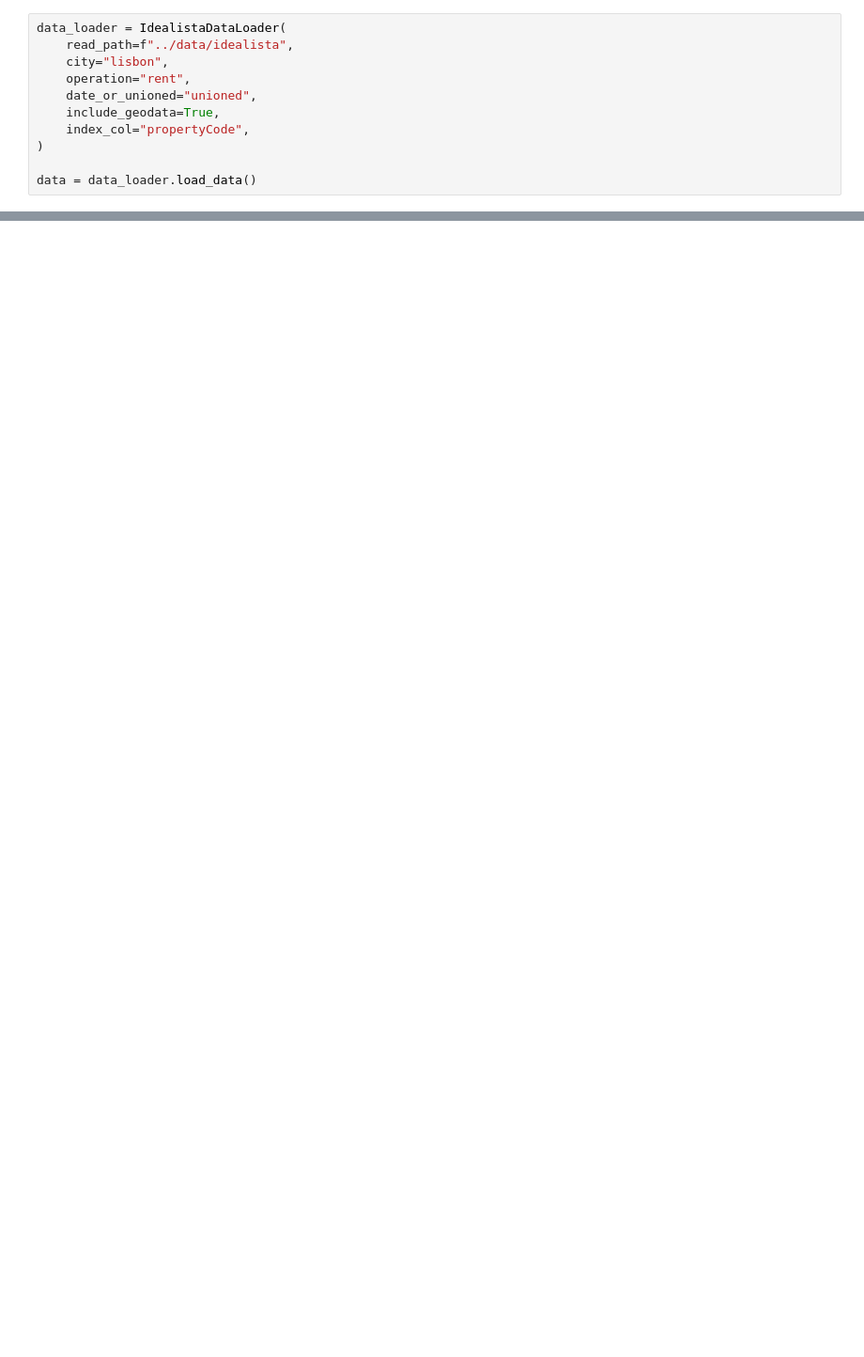
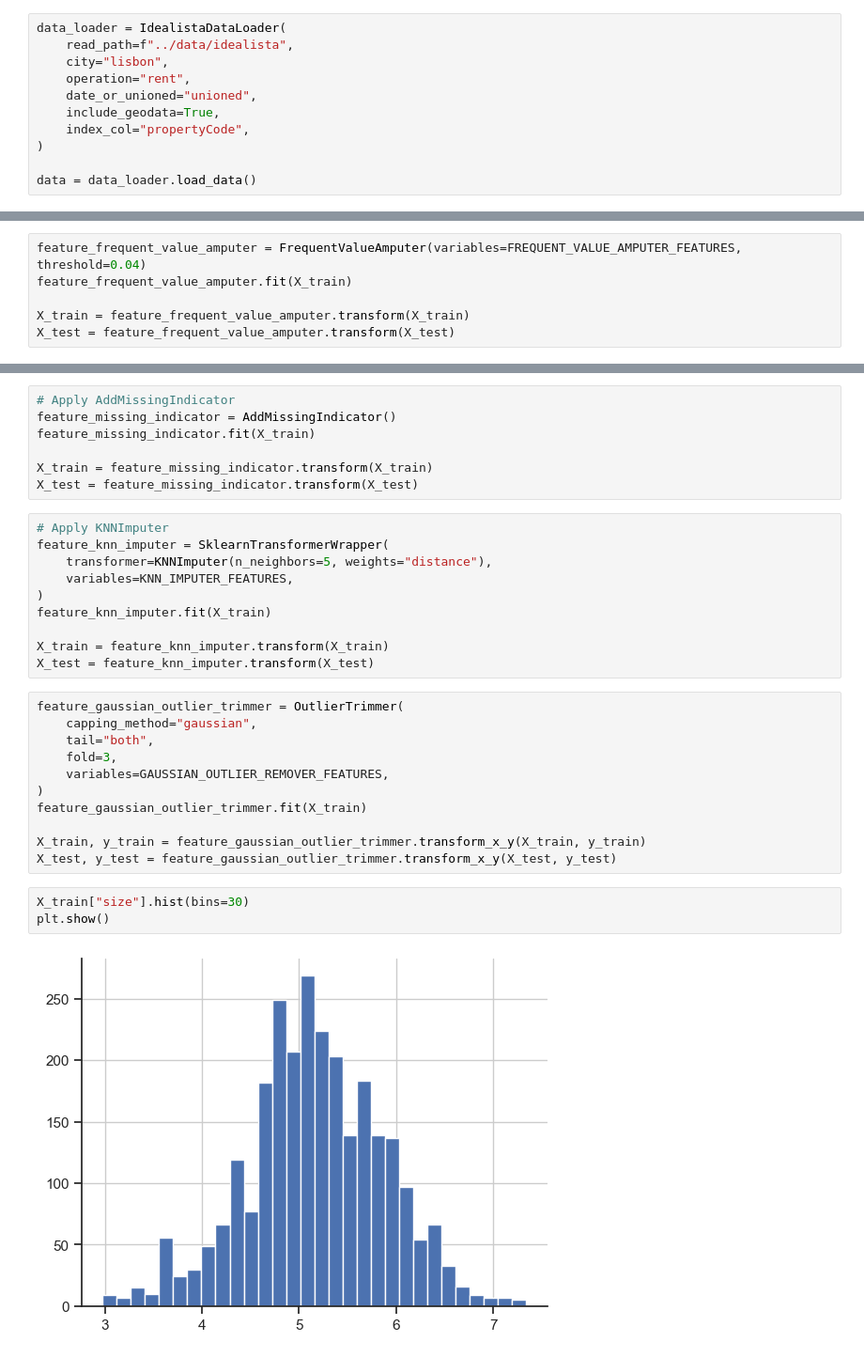
Before and after one commit to fcortevargas/housing-prices, a Jupyter notebook: notebooks/pipeline.ipynb, the cells around one changed output, grey strips where cells are left out. Shown at 94% size. Saved outputs shown, nothing was run; the diff lists cells and outputs as text; blank space fills up the shorter version.

```diff
--- a/notebooks/pipeline.ipynb
+++ b/notebooks/pipeline.ipynb
@@ -736,0 +539,6 @@ plot_performance(en_model, X_train_dev, y_train_dev, X_val, y_val)
+# %%
+feature_frequent_value_amputer = FrequentValueAmputer(variables=FREQUENT_VALUE_AMPUTER_FEATURES, threshold=0.04)
+feature_frequent_value_amputer.fit(X_train)
+
+X_train = feature_frequent_value_amputer.transform(X_train)
+X_test = feature_frequent_value_amputer.transform(X_test)
@@ -736,0 +566,33 @@ plot_performance(en_model, X_train_dev, y_train_dev, X_val, y_val)
+# %%
+# Apply AddMissingIndicator
+feature_missing_indicator = AddMissingIndicator()
+feature_missing_indicator.fit(X_train)
+
+X_train = feature_missing_indicator.transform(X_train)
+X_test = feature_missing_indicator.transform(X_test)
+# %%
+# Apply KNNImputer
+feature_knn_imputer = SklearnTransformerWrapper(
+    transformer=KNNImputer(n_neighbors=5, weights="distance"),
+    variables=KNN_IMPUTER_FEATURES,
+)
+feature_knn_imputer.fit(X_train)
+
+X_train = feature_knn_imputer.transform(X_train)
+X_test = feature_knn_imputer.transform(X_test)
+# %%
+feature_gaussian_outlier_trimmer = OutlierTrimmer(
+    capping_method="gaussian",
+    tail="both",
+    fold=3,
+    variables=GAUSSIAN_OUTLIER_REMOVER_FEATURES,
+)
+feature_gaussian_outlier_trimmer.fit(X_train)
+
+X_train, y_train = feature_gaussian_outlier_trimmer.transform_x_y(X_train, y_train)
+X_test, y_test = feature_gaussian_outlier_trimmer.transform_x_y(X_test, y_test)
+# %%
+X_train["size"].hist(bins=30)
+plt.show()
+# %% [output]
+[figure, added]
```
Also changed, not shown: parts of 147 cells of this notebook, 1 other file.
